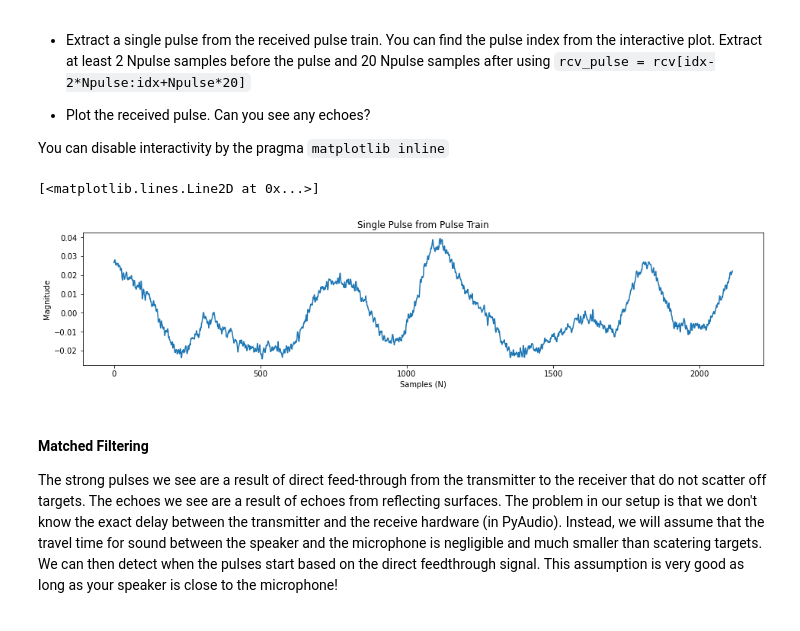
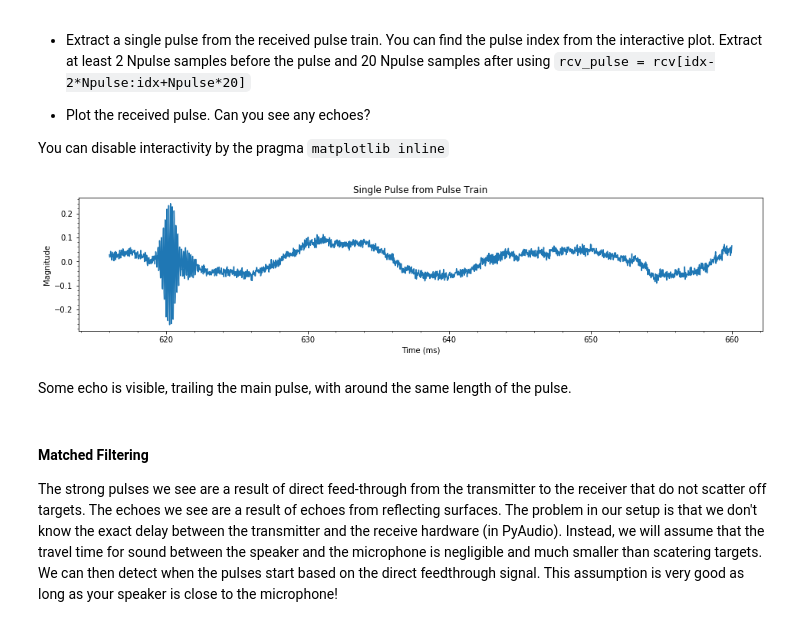
Before and after one commit to EricNRodriguez/ELEC3305_sonar, a Jupyter notebook: sonarpackage/TimeDomain-Sonar.ipynb, the cells around one changed output. Saved outputs shown, nothing was run; the diff lists cells and outputs as text; code cells hidden in the pictures.

```diff
--- a/sonarpackage/TimeDomain-Sonar.ipynb
+++ b/sonarpackage/TimeDomain-Sonar.ipynb
@@ -965,24 +974,30 @@ You can disable interactivity by the pragma ``matplotlib inline``
 # %%
 %matplotlib inline
 
 # your code here:
 NPulseSamples = 20
 NPulseExtract = 2
 # Estimate of pulse - couldn't get the interactive chart to work.
-idx = 14000
+
+id_second = 0.62 # ENTER the time before a pulse in seconds <<--
+
+idx = int(id_second*fs) # idx = 14000
 # find index of start pulse - idx and Npulse params already set
 rcv_pulse = rcv[idx-NPulseExtract*Npulse:idx+Npulse*NPulseSamples]
 
 # make plot
 width, height = plt.figaspect(0.2)
 fig = plt.figure(figsize=(width,height))
-plt.xlabel("Samples (N)")
+plt.xlabel("Time (ms)")
 plt.ylabel("Magnitude")
 plt.title("Single Pulse from Pulse Train")
-plt.plot(rcv_pulse)
+timeAxis = np.r_[idx-NPulseExtract*Npulse:idx+Npulse*NPulseSamples]/fs *1000
+plt.plot(timeAxis, rcv_pulse)
+plt.minorticks_on()
 # %% [output]
-[<matplotlib.lines.Line2D at 0x...>]
-[figure, old version]
+[figure, new version]
+# %% [markdown]
+Some echo is visible, trailing the main pulse, with around the same length of the pulse.
 # %% [markdown]
 #### Matched Filtering
 
```
Also changed, not shown: parts of 17 cells of this notebook.
